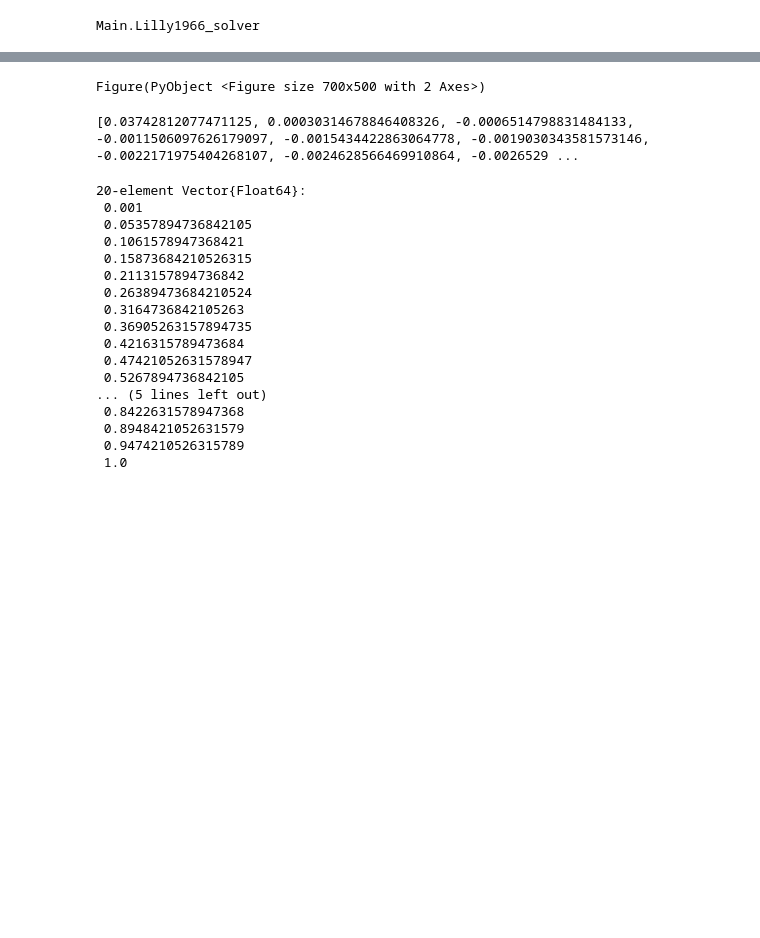
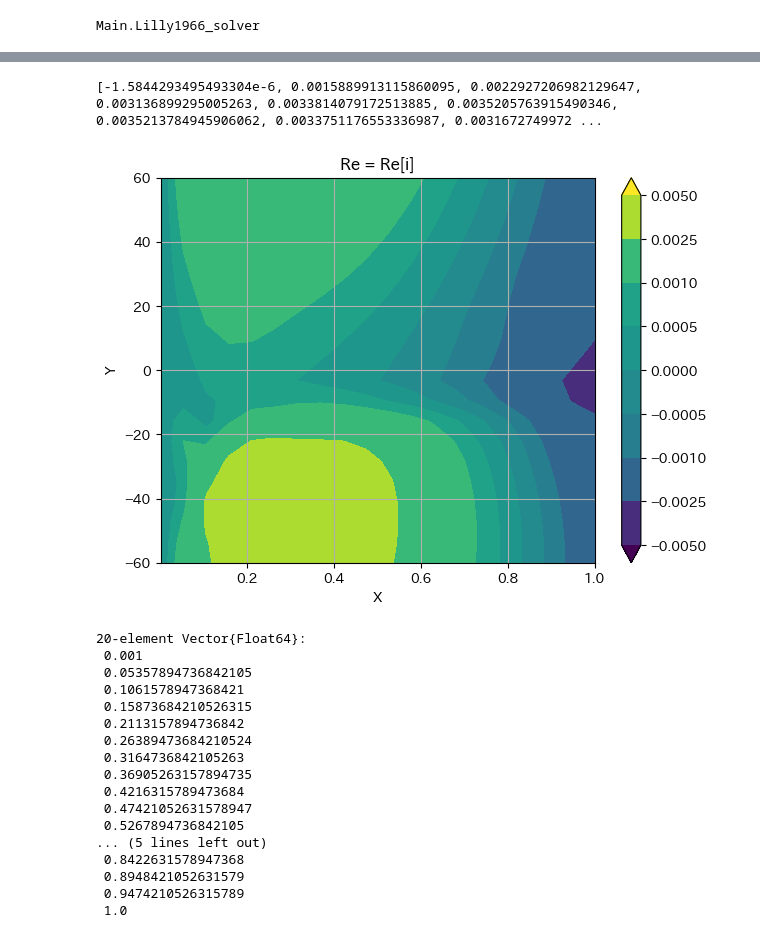
Before and after one commit to tomonori-93/julia, a Jupyter notebook: Lilly1966/Untitled.ipynb, the cells around one changed output, grey strips where cells are left out. Cells and saved outputs as stored; diff of their text form; code cells hidden in the pictures; blank space fills up the shorter version.

```diff
--- a/Lilly1966/Untitled.ipynb
+++ b/Lilly1966/Untitled.ipynb
@@ -434,8 +434,10 @@ cont_val = reshape(zeros(nx,ny),nx,ny)
 shade_val = reshape(zeros(nx,ny),nx,ny)
 
 for i in 1:nr#div(nr,2)-1:div(nr,2)+1
-    cont_val = real.(c_ose[1:na,1:ne,i])
-    shade_val = imag.(c_ose[1:na,1:ne,i])
+    cont_val = real.(c_full[1:na,1:ne,i])
+    for j in 1:ne
+        shade_val[1:na,j] = α[1:na] .* imag.(c_full[1:na,j,i])
+    end
 #draw_num2 = 2
 #if draw_num2 == 1
 #    cp = contourf(xax[1:nx,1:nx], xax'[1:nx,1:nx], Pftime[1:nx,1:nx,1], levels=[-15.0, -10.0, -5.0, 0.0, 5.0, 10.0, 15.0, 20.0], origin="image", cmap=ColorMap("viridis"), extend="both")
@@ -443,7 +445,7 @@ for i in 1:nr#div(nr,2)-1:div(nr,2)+1
     #cp = contourf(xax[1:nx,1:no], xax'[1:nx,1:no], Pftime[1:nx,1:nx,2]*Hop'*inv(Hop*Pftime[1:nx,1:nx,2]*Hop'+Ro), origin="image", cmap=ColorMap("viridis"), extend="both")
 #elseif draw_num2 == 2
     ##cp = contour(xax[1:nx,1:ny], yax[1:nx,1:ny], shade_val[1:nx,1:ny], 8, levels=[-0.01, -0.005, -0.003, -0.002, -0.001, -0.0005, 0.0, 0.0005, 0.001, 0.002, 0.003, 0.005, 0.01])
-    cp = contourf(xax[1:nx,1:ny], yax[1:nx,1:ny], shade_val[1:nx,1:ny], 13, levels=[-0.02, -0.01, -0.005, -0.0025, -0.001, -0.0005, 0.0, 0.0005, 0.001, 0.0025, 0.005, 0.01, 0.02], cmap=ColorMap("viridis"), extend="both")
+    cp = contourf(xax[1:nx,1:ny], yax[1:nx,1:ny], shade_val[1:nx,1:ny], 9, levels=[-0.005, -0.0025, -0.001, -0.0005, 0.0, 0.0005, 0.001, 0.0025, 0.005], cmap=ColorMap("viridis"), extend="both")
     ##cp = contourf(xax[1:nx,1:ny], yax[1:nx,1:ny], cont_val[1:nx,1:ny], 8, levels=[-1.0, -0.5, -0.2, -0.1, 0.0, 0.1, 0.2, 0.5, 1.0], cmap=ColorMap("viridis"), extend="both")
     #cp = contourf(xax[1:nx,1:ny], yax[1:nx,1:ny], shade_val[1:nx,1:ny], 10, cmap=ColorMap("viridis"), extend="both")
 #elseif draw_num2 == 3
@@ -454,35 +456,35 @@ for i in 1:nr#div(nr,2)-1:div(nr,2)+1
 #    cp = contourf(xoax[1:no,1:40], toax[1:no,1:40], y_innov[1:no,1:40], levels=[-2.0, -1.0, -0.5, -0.25, 0.25, 0.5, 1.0, 1.5, 2.0], cmap=ColorMap("viridis"), extend="both")
 #end
 #ax.label(cp, inline=1, fontsize=10)
 #legend()
 ax = gca()
 
 xlabel("X")
 ylabel("Y")
 if i == 1 #div(ne,2)-1
    plt.colorbar(cp)
 end
 grid("on")
 
 PyPlot.title("Re = Re[i]")
 
 #########################
 #  Set tick dimensions  #
 #########################
 #ax.xaxis.set_tick_params(which="major",length=5,width=2,labelsize=10)
 #ax.xaxis.set_tick_params(which="minor",length=5,width=2)
 
 fig.canvas.draw() # Update the figure
 gcf() # Needed for IJulia to plot inline
 fname = "Re" * string(i) * ".png"
 #savefig("B-init_2d.pdf")
 savefig(fname)
 #psi
 end
 println(shade_val[1:na,1])
 # %% [output]
-Figure(PyObject <Figure size 700x500 with 2 Axes>)
+[-1.5844293495493304e-6, 0.0015889913115860095, 0.0022927206982129647, 0.003136899295005263, 0.0033814079172513885, 0.0035205763915490346, 0.0035213784945906062, 0.0033751176553336987, 0.0031672749972 ...
-[0.03742812077471125, 0.00030314678846408326, -0.0006514798831484133, -0.0011506097626179097, -0.0015434422863064778, -0.0019030343581573146, -0.0022171975404268107, -0.0024628566469910864, -0.0026529 ...
+[figure, added]
 # %%
 imag.(c_full[10,1:ne,1])
 α
```
Also changed, not shown: parts of 1 cell of this notebook.
